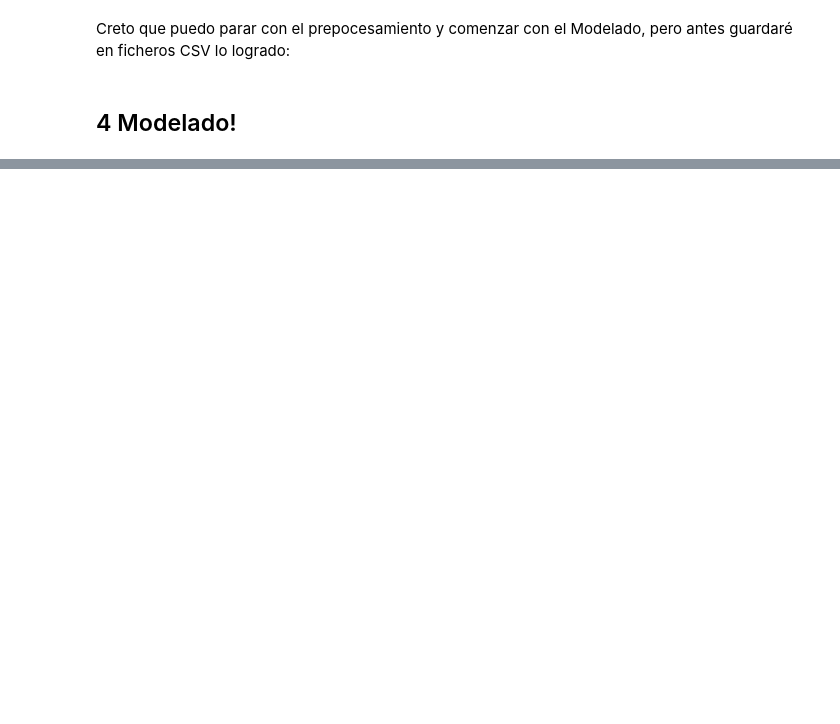
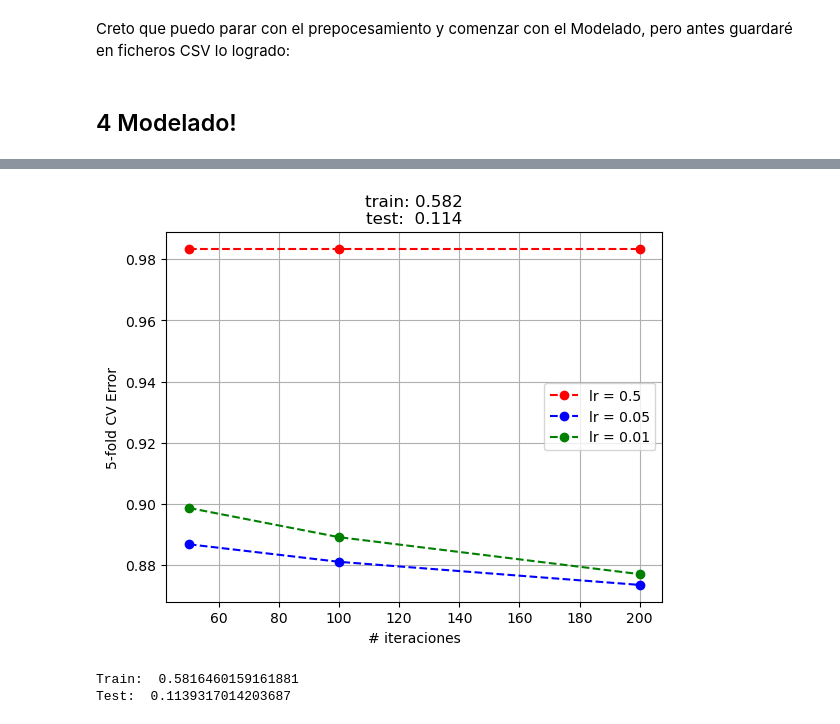
Before and after one commit to Pepe-Padilla/machine-learning-practica, a Jupyter notebook: practica.ipynb, the cells around one changed output, grey strips where cells are left out. Drawn from its saved outputs; the diff is of its cells as text; code cells hidden in the pictures; blank space fills up the shorter version.

```diff
--- a/practica.ipynb
+++ b/practica.ipynb
@@ -1803,0 +1874,12 @@ X_test_top5.to_csv('./X_test_4.csv', index=False)
+# %%
+from sklearn.ensemble import GradientBoostingClassifier
+
+Niterations = [50,100,200]
+learningRate = [0.5,0.05,0.01]
+# mantenemos max_depth estático: max_depth=3
+
+param_grid = {'n_estimators': Niterations,'learning_rate':learningRate }
+grid = GridSearchCV(GradientBoostingClassifier(random_state=0, max_depth=4), param_grid=param_grid, cv = 3, verbose=2)
+grid.fit(X_train, y_train)
+print("best mean cross-validation score: {:.3f}".format(grid.best_score_))
+print("best parameters: {}".format(grid.best_params_))
@@ -1803,0 +1905,26 @@ X_test_top5.to_csv('./X_test_4.csv', index=False)
+# %%
+# calculamos métricas globales
+lrOptimo = grid.best_params_['learning_rate']
+neOptimo = grid.best_params_['n_estimators']
+bt = GradientBoostingClassifier(random_state=0, max_depth=3,learning_rate=lrOptimo, n_estimators=neOptimo)
+bt.fit(X_train,y_train)
+
+error = 1-grid.cv_results_['mean_test_score'].reshape(len(learningRate),len(Niterations))
+colors = ['r','b','g','k','m']
+for i,lr in enumerate(learningRate):
+    plt.plot(Niterations,error[i,:],colors[i] + '--o',label='lr = %g'%lr)
+
+plt.legend()
+plt.xlabel('# iteraciones')
+plt.ylabel('5-fold CV Error')
+plt.title('train: %0.3f\ntest:  %0.3f'%(bt.score(X_train,y_train),bt.score(X_test,y_test)))
+plt.grid()
+plt.show()
+# %% [output]
+[figure, added]
+# %%
+print("Train: ",bt.score(X_train,y_train))
+print("Test: ",bt.score(X_test,y_test))
+# %% [output]
+Train:  0.5816460159161881
+Test:  0.1139317014203687
```
Also changed, not shown: parts of 21 cells of this notebook, 2 other files.
